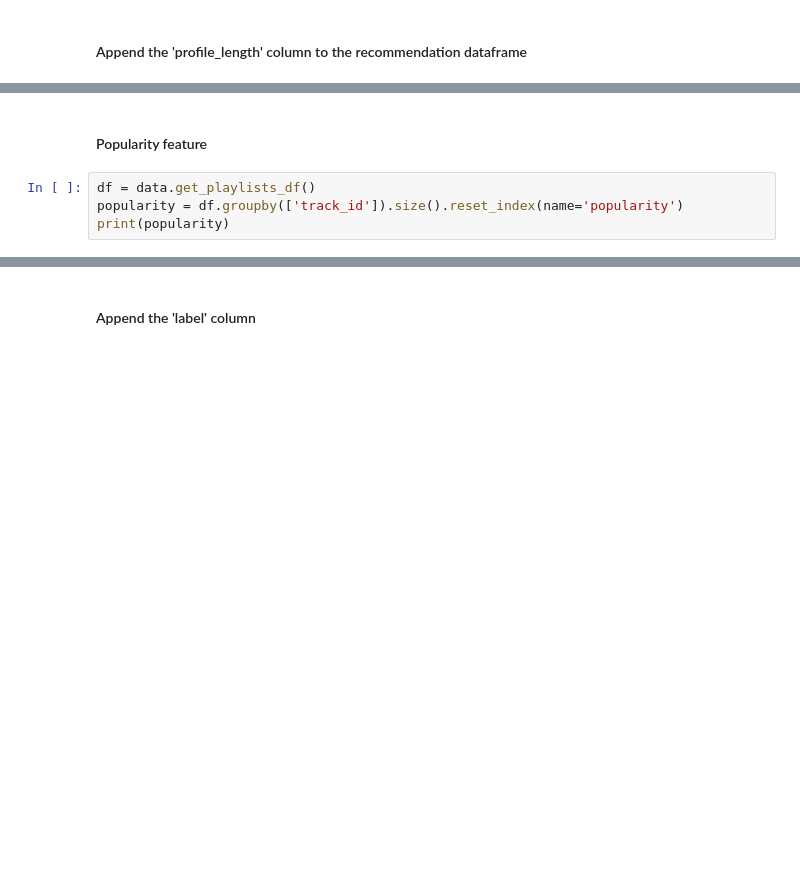
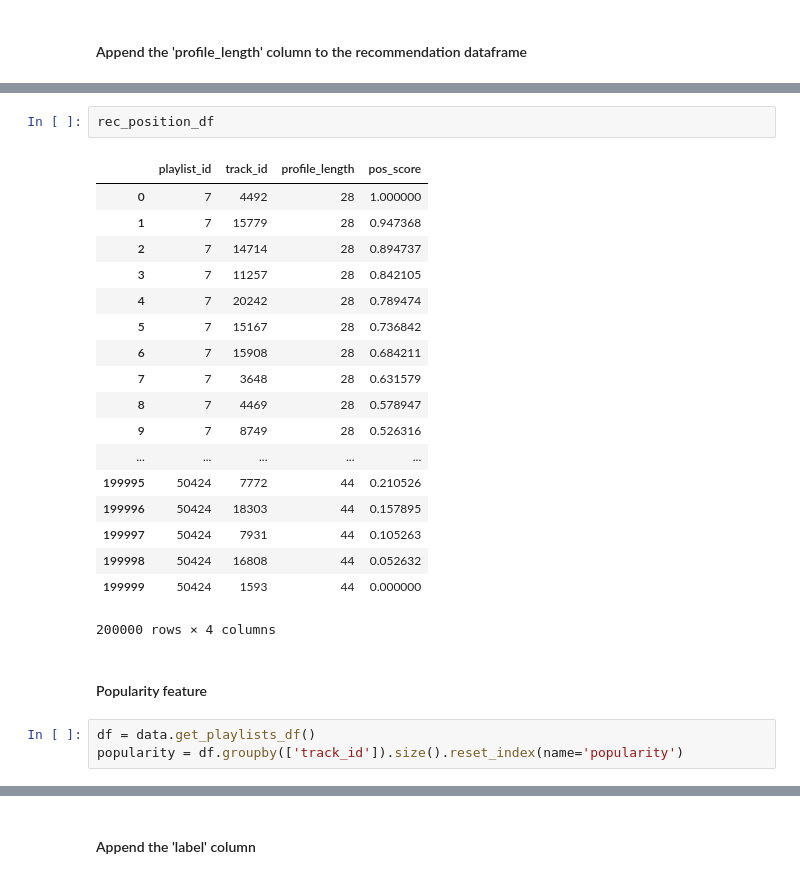
Before and after one commit to federicoparroni/RecSys, a Jupyter notebook: reranking/rerank.ipynb, the cells around one changed output, grey strips where cells are left out. Drawn from its saved outputs; the diff is of its cells as text; blank space fills up the shorter version.

```diff
--- a/reranking/rerank.ipynb
+++ b/reranking/rerank.ipynb
@@ -54,7 +142,27 @@ print(rec_lengths_df)
+# %%
+rec_position_df
+# %% [output]
+|  | playlist_id | track_id | profile_length | pos_score |
+| 0 | 7 | 4492 | 28 | 1.000000 |
+| 1 | 7 | 15779 | 28 | 0.947368 |
+| 2 | 7 | 14714 | 28 | 0.894737 |
+| 3 | 7 | 11257 | 28 | 0.842105 |
+| 4 | 7 | 20242 | 28 | 0.789474 |
+| 5 | 7 | 15167 | 28 | 0.736842 |
+| 6 | 7 | 15908 | 28 | 0.684211 |
+| 7 | 7 | 3648 | 28 | 0.631579 |
+| 8 | 7 | 4469 | 28 | 0.578947 |
+| 9 | 7 | 8749 | 28 | 0.526316 |
+| ... | ... | ... | ... | ... |
+| 199995 | 50424 | 7772 | 44 | 0.210526 |
+| 199996 | 50424 | 18303 | 44 | 0.157895 |
+| 199997 | 50424 | 7931 | 44 | 0.105263 |
+| 199998 | 50424 | 16808 | 44 | 0.052632 |
+| 199999 | 50424 | 1593 | 44 | 0.000000 |
+200000 rows × 4 columns
 # %% [markdown]
 #### Popularity feature
 # %%
 df = data.get_playlists_df()
 popularity = df.groupby(['track_id']).size().reset_index(name='popularity')
-print(popularity)
 # %%
```
Also changed, not shown: parts of 40 cells of this notebook.
